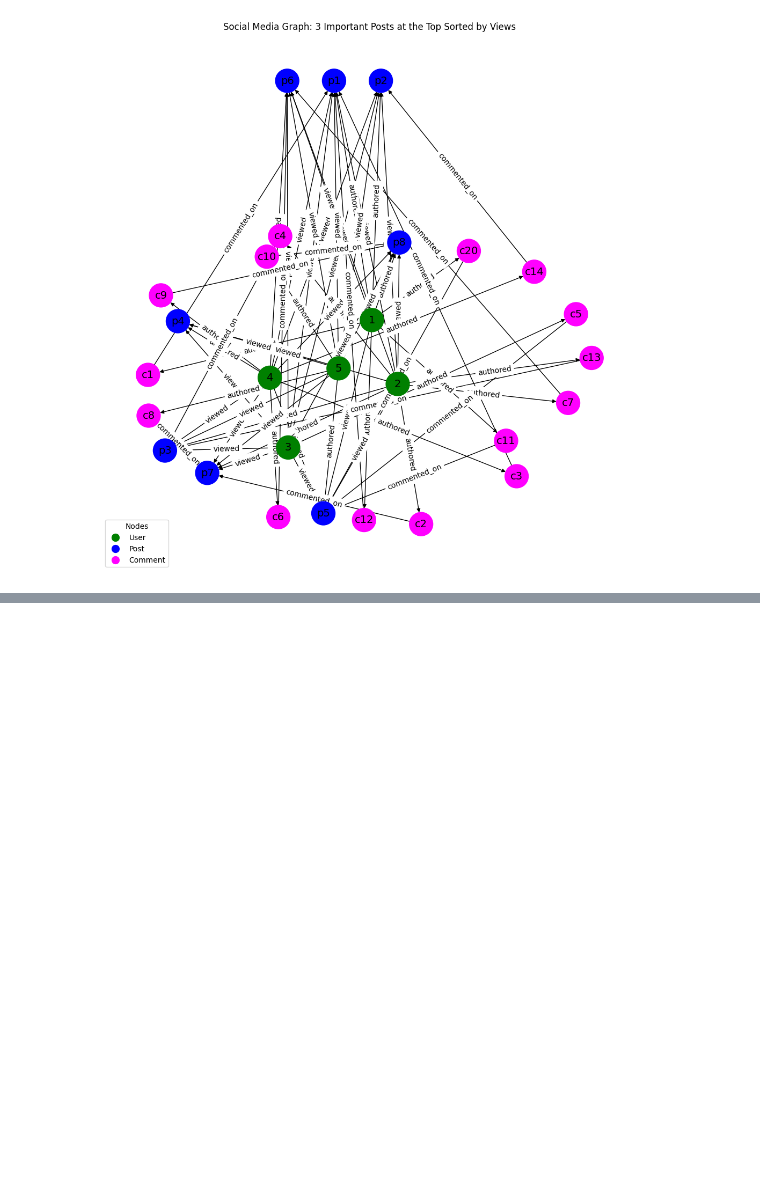
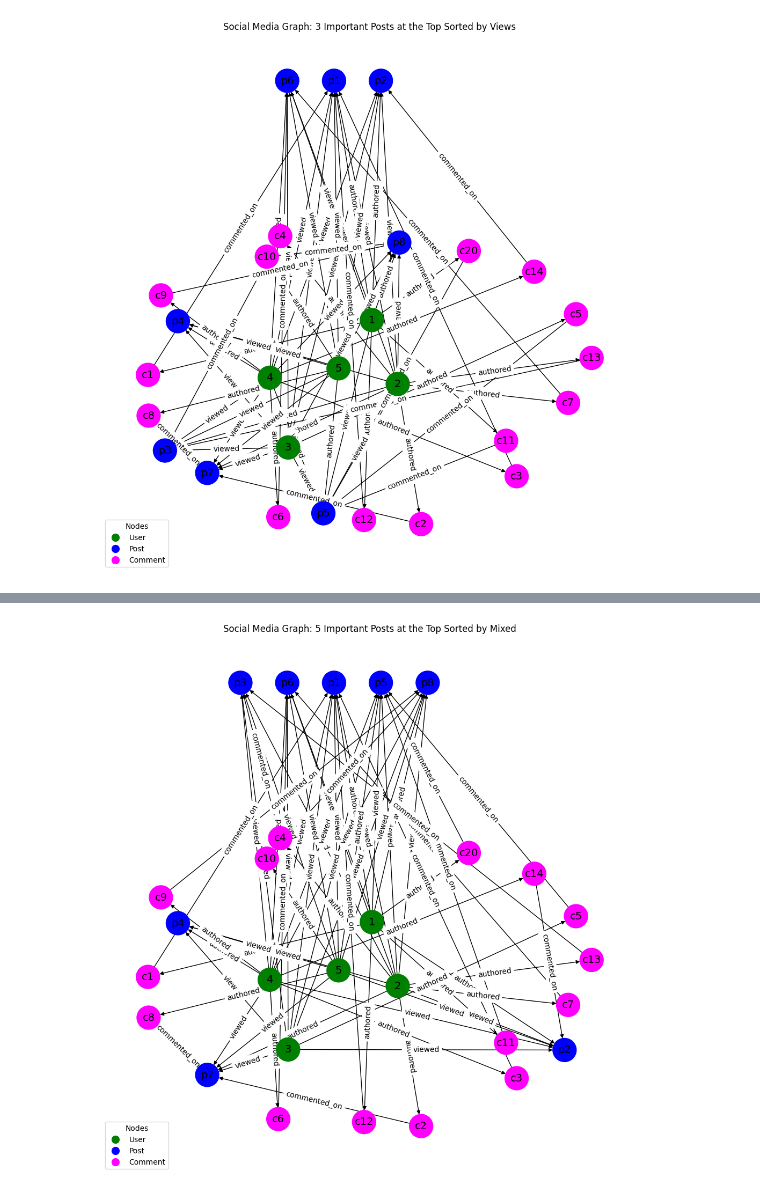
Before and after one commit to jswlee/ICS311_Assignment6, a Jupyter notebook: social-media-example-usage.ipynb, the cells around one changed output, grey strips where cells are left out. Saved outputs shown, nothing was run; the diff lists cells and outputs as text; code cells hidden in the pictures; blank space fills up the shorter version.

```diff
--- a/social-media-example-usage.ipynb
+++ b/social-media-example-usage.ipynb
@@ -250,0 +270,4 @@ smg.display_important_posts(G, "views", .5, 3)
+# %%
+smg.display_important_posts(G, "mixed", .3, 5)
+# %% [output]
+[figure, added]
```
Also changed, not shown: parts of 5 cells of this notebook.
